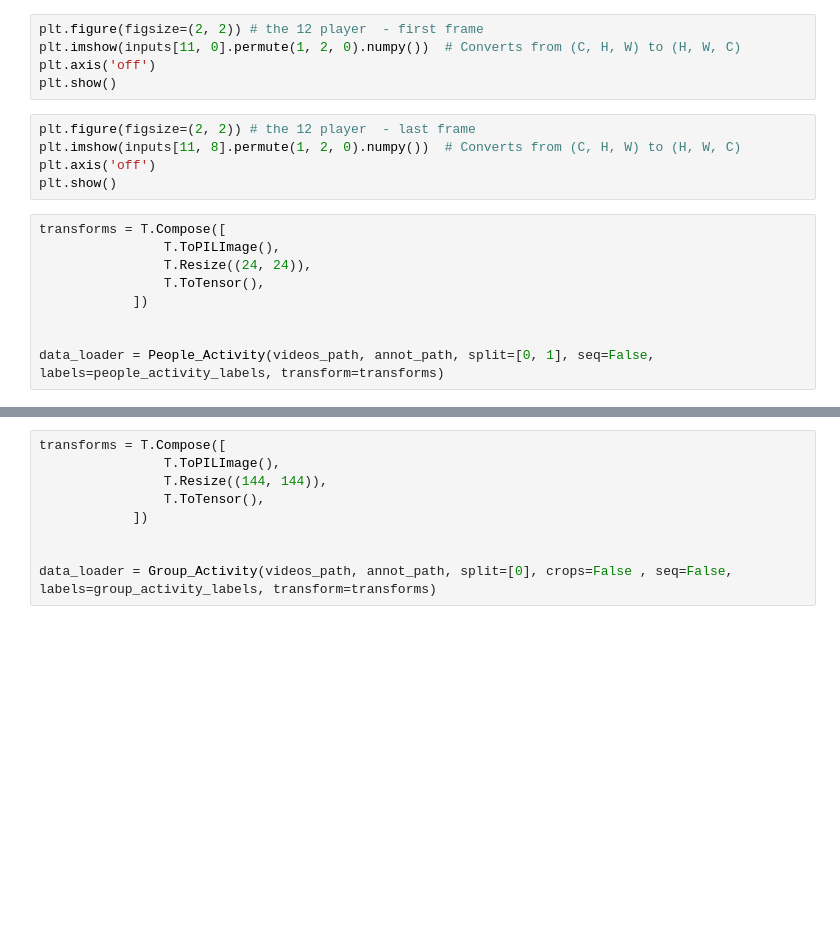
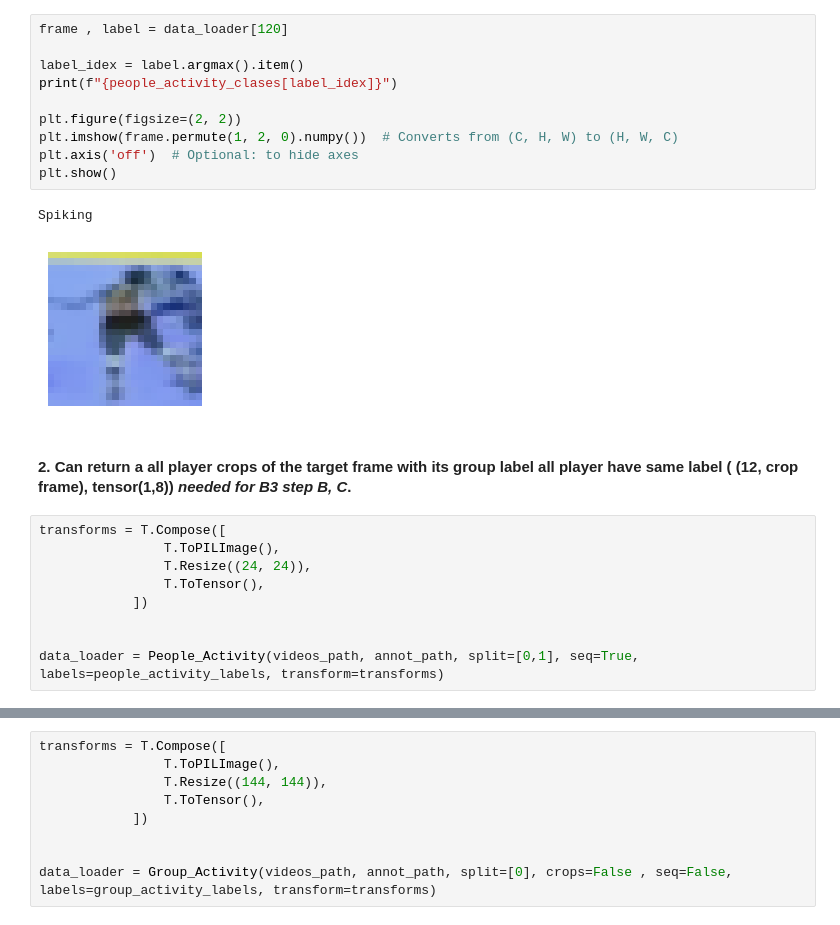
Before and after one commit to Sh-31/Group-Activity-Recognition, a Jupyter notebook: data_utils/data_loader_verifaction.ipynb, the cells around one changed output, grey strips where cells are left out. Saved outputs shown, nothing was run; the diff lists cells and outputs as text; blank space fills up the shorter version.

```diff
--- a/data_utils/data_loader_verifaction.ipynb
+++ b/data_utils/data_loader_verifaction.ipynb
@@ -239,13 +292,18 @@ plt.show()
 # %%
-plt.figure(figsize=(2, 2)) # the 12 player  - first frame
-plt.imshow(inputs[11, 0].permute(1, 2, 0).numpy())  # Converts from (C, H, W) to (H, W, C)
-plt.axis('off')
+frame , label = data_loader[120]
+
+label_idex = label.argmax().item()
+print(f"{people_activity_clases[label_idex]}")
+
+plt.figure(figsize=(2, 2))
+plt.imshow(frame.permute(1, 2, 0).numpy())  # Converts from (C, H, W) to (H, W, C)
+plt.axis('off')  # Optional: to hide axes
 plt.show()
+# %% [output]
+Spiking
+[figure, added]
-# %%
-plt.figure(figsize=(2, 2)) # the 12 player  - last frame
-plt.imshow(inputs[11, 8].permute(1, 2, 0).numpy())  # Converts from (C, H, W) to (H, W, C)
-plt.axis('off')
-plt.show()
+# %% [markdown]
+#### 2. Can return a all player crops of the target frame with its group label all player have same label  ( (12, crop frame), tensor(1,8)) *needed for B3 step B, C*.
 # %%
 transforms = T.Compose([
                 T.ToPILImage(),
@@ -254,6 +312,6 @@ transforms = T.Compose([
             ])
 
 
-data_loader = People_Activity(videos_path, annot_path, split=[0, 1], seq=False, labels=people_activity_labels, transform=transforms)
+data_loader = People_Activity(videos_path, annot_path, split=[0,1], seq=True, labels=people_activity_labels, transform=transforms)
 # %%
 len(data_loader)
```
Also changed, not shown: parts of 66 cells of this notebook, 2 other files.
